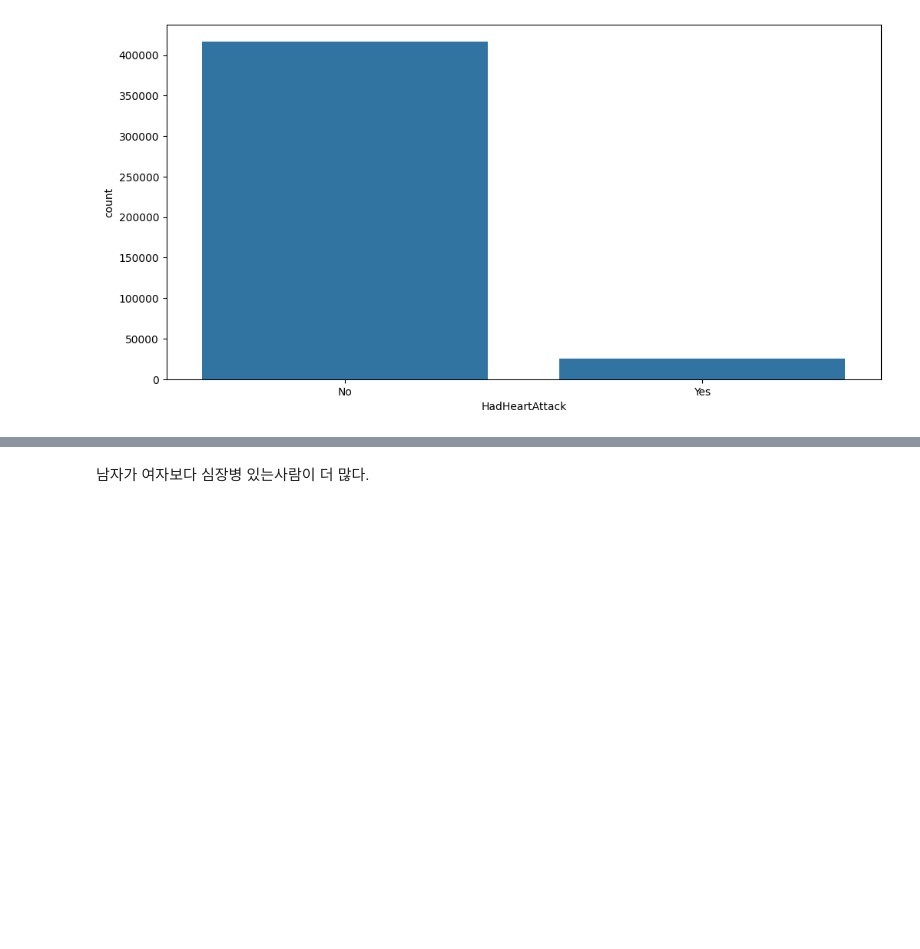
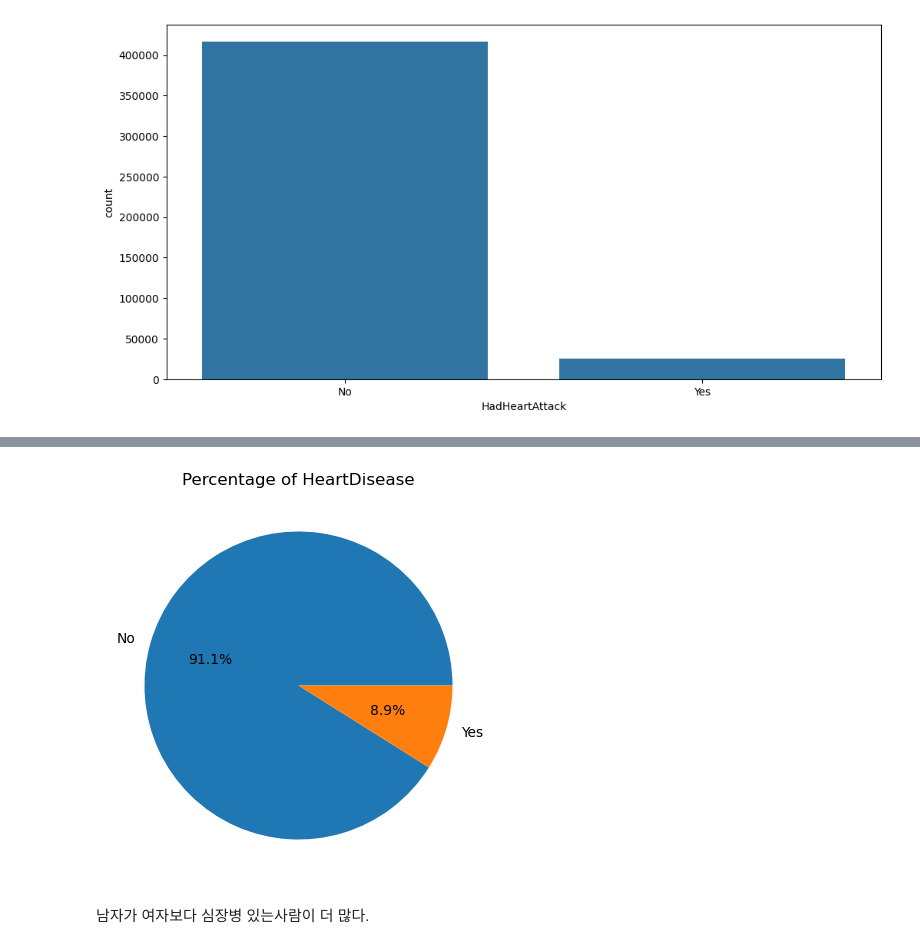
Before and after one commit to JaydenCJH/project_HD, a Jupyter notebook: ChoiJaeHyung.ipynb, the cells around one changed output, grey strips where cells are left out. Cells and saved outputs as stored; diff of their text form; code cells hidden in the pictures; blank space fills up the shorter version.

```diff
--- a/ChoiJaeHyung.ipynb
+++ b/ChoiJaeHyung.ipynb
@@ -228,3 +231,13 @@ for columns in temp_encoded.select_dtypes(include=[object, bool]).columns:
+# %%
+value_c = temp_encoded['HeartDisease'].value_counts()
+labels = ['No', 'Yes']
+
+plt.figure(figsize=(5,5))
+plt.pie(value_c, labels=labels, autopct='%1.1f%%', startangle=0)
+plt.title('Percentage of HeartDisease')
+plt.show()
+# %% [output]
+[figure, added]
 # %% [markdown]
 남자가 여자보다 심장병 있는사람이 더 많다.
 # %%
```
Also changed, not shown: parts of 20 cells of this notebook.
